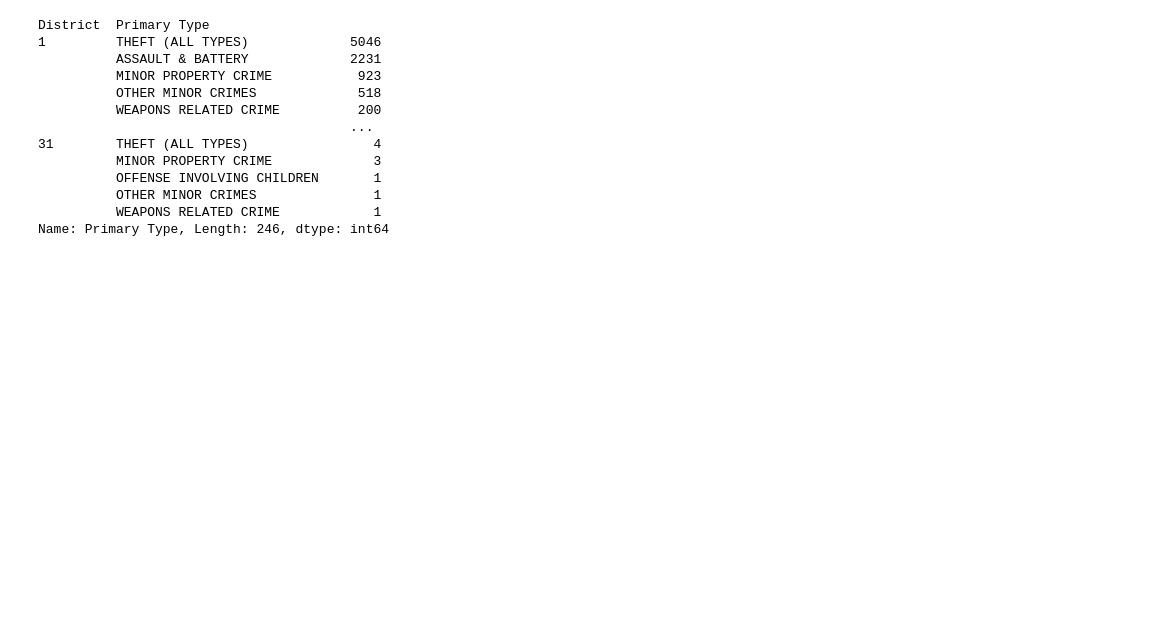
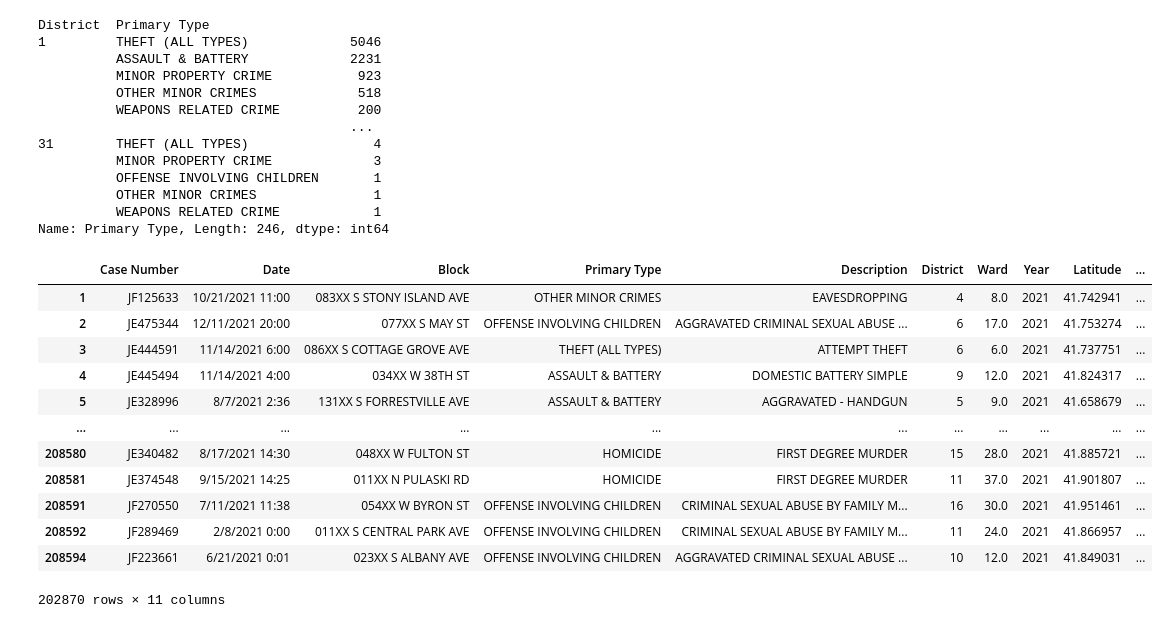
Before and after one commit to jmpealy/project1, a Jupyter notebook: Chicago_Crime_2021.ipynb, the cells around one changed output. Saved outputs shown, nothing was run; the diff lists cells and outputs as text; code cells hidden in the pictures; blank space fills up the shorter version.

```diff
--- a/Chicago_Crime_2021.ipynb
+++ b/Chicago_Crime_2021.ipynb
@@ -216,3 +218,21 @@ District  Primary Type
           OTHER MINOR CRIMES               1
           WEAPONS RELATED CRIME            1
 Name: Primary Type, Length: 246, dtype: int64
+# %%
+# Drop rows without a latitude or longitude for API lookup of the zip code from the latitude and longitude
+crime_cleaned_df = crime_cleaned_df.dropna(how = "any")
+crime_cleaned_df
+# %% [output]
+|  | Case Number | Date | Block | Primary Type | Description | District | Ward | Year | Latitude | ... |
+| 1 | JF125633 | 10/21/2021 11:00 | 083XX S STONY ISLAND AVE | OTHER MINOR CRIMES | EAVESDROPPING | 4 | 8.0 | 2021 | 41.742941 | ... |
+| 2 | JE475344 | 12/11/2021 20:00 | 077XX S MAY ST | OFFENSE INVOLVING CHILDREN | AGGRAVATED CRIMINAL SEXUAL ABUSE ... | 6 | 17.0 | 2021 | 41.753274 | ... |
+| 3 | JE444591 | 11/14/2021 6:00 | 086XX S COTTAGE GROVE AVE | THEFT (ALL TYPES) | ATTEMPT THEFT | 6 | 6.0 | 2021 | 41.737751 | ... |
+| 4 | JE445494 | 11/14/2021 4:00 | 034XX W 38TH ST | ASSAULT & BATTERY | DOMESTIC BATTERY SIMPLE | 9 | 12.0 | 2021 | 41.824317 | ... |
+| 5 | JE328996 | 8/7/2021 2:36 | 131XX S FORRESTVILLE AVE | ASSAULT & BATTERY | AGGRAVATED - HANDGUN | 5 | 9.0 | 2021 | 41.658679 | ... |
+| ... | ... | ... | ... | ... | ... | ... | ... | ... | ... | ... |
+| 208580 | JE340482 | 8/17/2021 14:30 | 048XX W FULTON ST | HOMICIDE | FIRST DEGREE MURDER | 15 | 28.0 | 2021 | 41.885721 | ... |
+| 208581 | JE374548 | 9/15/2021 14:25 | 011XX N PULASKI RD | HOMICIDE | FIRST DEGREE MURDER | 11 | 37.0 | 2021 | 41.901807 | ... |
+| 208591 | JF270550 | 7/11/2021 11:38 | 054XX W BYRON ST | OFFENSE INVOLVING CHILDREN | CRIMINAL SEXUAL ABUSE BY FAMILY M... | 16 | 30.0 | 2021 | 41.951461 | ... |
+| 208592 | JF289469 | 2/8/2021 0:00 | 011XX S CENTRAL PARK AVE | OFFENSE INVOLVING CHILDREN | CRIMINAL SEXUAL ABUSE BY FAMILY M... | 11 | 24.0 | 2021 | 41.866957 | ... |
+| 208594 | JF223661 | 6/21/2021 0:01 | 023XX S ALBANY AVE | OFFENSE INVOLVING CHILDREN | AGGRAVATED CRIMINAL SEXUAL ABUSE ... | 10 | 12.0 | 2021 | 41.849031 | ... |
+202870 rows × 11 columns
```
Also changed, not shown: parts of 5 cells of this notebook.
